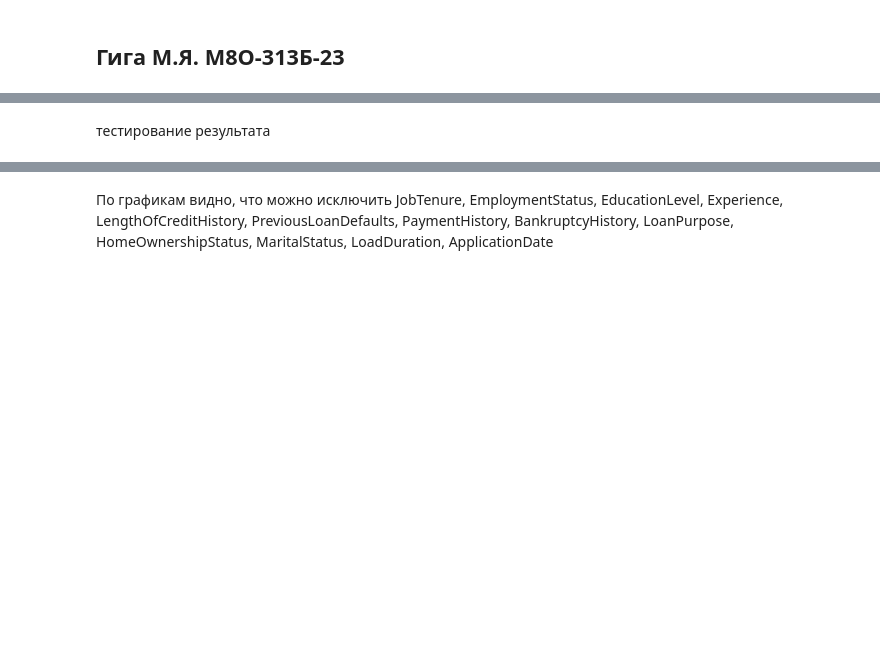
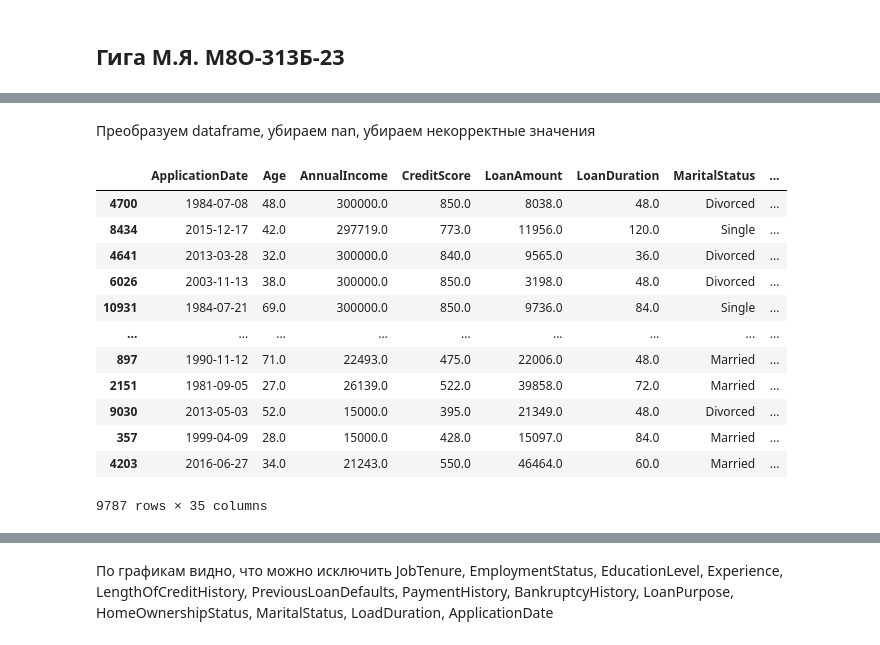
Before and after one commit to zggff/mai_ml, a Jupyter notebook: lab1.ipynb, the cells around one changed output, grey strips where cells are left out. Drawn from its saved outputs; the diff is of its cells as text; code cells hidden in the pictures; blank space fills up the shorter version.

```diff
--- a/lab1.ipynb
+++ b/lab1.ipynb
@@ -12,2 +13,0 @@ ModuleNotFoundError: No module named 'sklearn'
-# %% [markdown]
-тестирование результата
@@ -17,10 +14,23 @@ def mse():
+# %% [markdown]
+Преобразуем dataframe, убираем nan, убираем некорректные значения
 # %%
-df = pd.read_csv("./data/train.csv")
+df: pd.DataFrame = pd.read_csv("./data/train.csv")
 df = df.dropna()
-df = df[df['RiskScore'].abs() < 9999999]
-df = df.sort_values(by="RiskScore")
+df = cast(pd.DataFrame, df[df['RiskScore'].abs() < 200])
 df["ApplicationDate"] = pd.to_datetime(df['ApplicationDate'])
-
-
-df
+df.sort_values(by="RiskScore") # pyright: ignore[reportUnusedExpression]
+# %% [output]
+|  | ApplicationDate | Age | AnnualIncome | CreditScore | LoanAmount | LoanDuration | MaritalStatus | ... |
+| 4700 | 1984-07-08 | 48.0 | 300000.0 | 850.0 | 8038.0 | 48.0 | Divorced | ... |
+| 8434 | 2015-12-17 | 42.0 | 297719.0 | 773.0 | 11956.0 | 120.0 | Single | ... |
+| 4641 | 2013-03-28 | 32.0 | 300000.0 | 840.0 | 9565.0 | 36.0 | Divorced | ... |
+| 6026 | 2003-11-13 | 38.0 | 300000.0 | 850.0 | 3198.0 | 48.0 | Divorced | ... |
+| 10931 | 1984-07-21 | 69.0 | 300000.0 | 850.0 | 9736.0 | 84.0 | Single | ... |
+| ... | ... | ... | ... | ... | ... | ... | ... | ... |
+| 897 | 1990-11-12 | 71.0 | 22493.0 | 475.0 | 22006.0 | 48.0 | Married | ... |
+| 2151 | 1981-09-05 | 27.0 | 26139.0 | 522.0 | 39858.0 | 72.0 | Married | ... |
+| 9030 | 2013-05-03 | 52.0 | 15000.0 | 395.0 | 21349.0 | 48.0 | Divorced | ... |
+| 357 | 1999-04-09 | 28.0 | 15000.0 | 428.0 | 15097.0 | 84.0 | Married | ... |
+| 4203 | 2016-06-27 | 34.0 | 21243.0 | 550.0 | 46464.0 | 60.0 | Married | ... |
+9787 rows × 35 columns
 # %%
```
Also changed, not shown: parts of 8 cells of this notebook, 1 other file.
